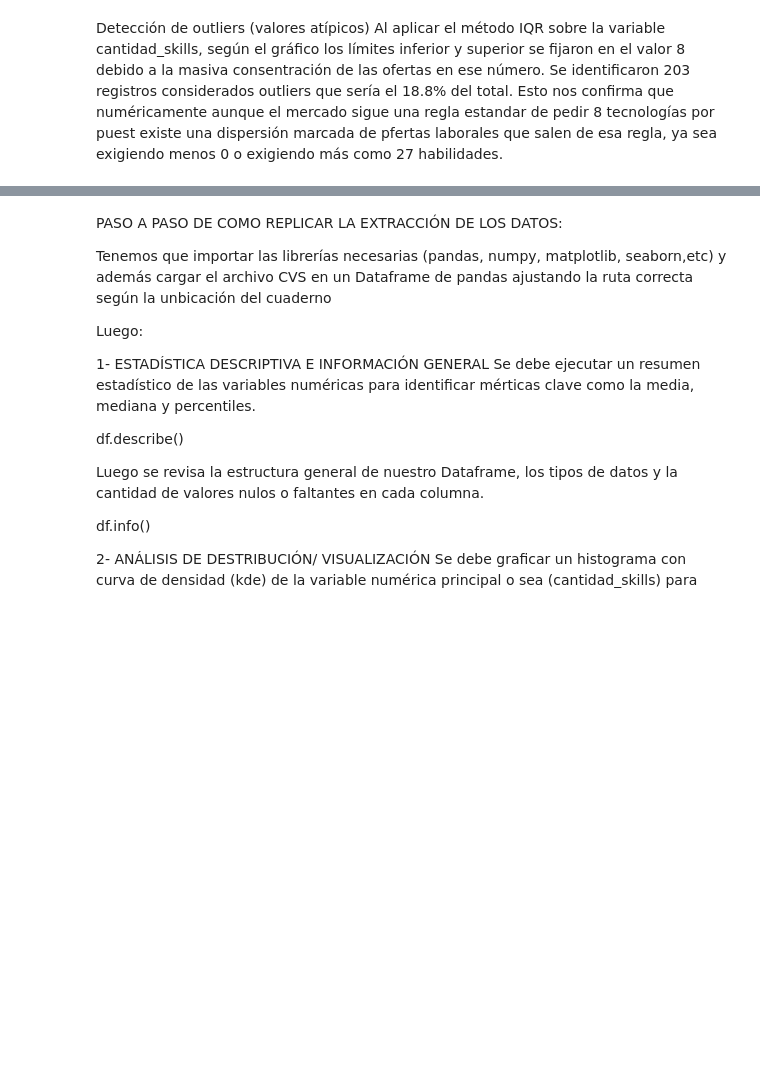
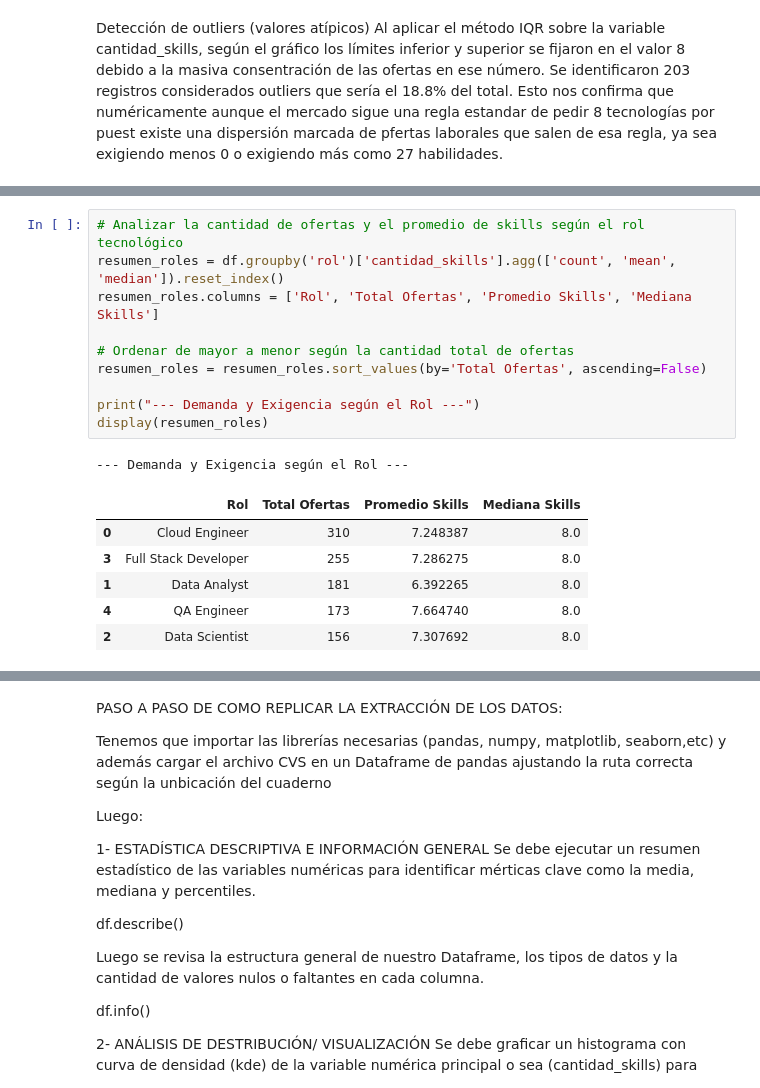
Before and after one commit to Maraffonso/Consulting-Challenge, a Jupyter notebook: notebooks/Analisis exploratorio.ipynb, the cells around one changed output, grey strips where cells are left out. Saved outputs shown, nothing was run; the diff lists cells and outputs as text; blank space fills up the shorter version.

```diff
--- a/notebooks/Analisis exploratorio.ipynb
+++ b/notebooks/Analisis exploratorio.ipynb
@@ -135,0 +176,18 @@ Al aplicar el método IQR sobre la variable cantidad_skills, según el gráfico
+# %%
+# Analizar la cantidad de ofertas y el promedio de skills según el rol tecnológico
+resumen_roles = df.groupby('rol')['cantidad_skills'].agg(['count', 'mean', 'median']).reset_index()
+resumen_roles.columns = ['Rol', 'Total Ofertas', 'Promedio Skills', 'Mediana Skills']
+
+# Ordenar de mayor a menor según la cantidad total de ofertas
+resumen_roles = resumen_roles.sort_values(by='Total Ofertas', ascending=False)
+
+print("--- Demanda y Exigencia según el Rol ---")
+display(resumen_roles)
+# %% [output]
+--- Demanda y Exigencia según el Rol ---
+|  | Rol | Total Ofertas | Promedio Skills | Mediana Skills |
+| 0 | Cloud Engineer | 310 | 7.248387 | 8.0 |
+| 3 | Full Stack Developer | 255 | 7.286275 | 8.0 |
+| 1 | Data Analyst | 181 | 6.392265 | 8.0 |
+| 4 | QA Engineer | 173 | 7.664740 | 8.0 |
+| 2 | Data Scientist | 156 | 7.307692 | 8.0 |
```
Also changed, not shown: parts of 7 cells of this notebook.
